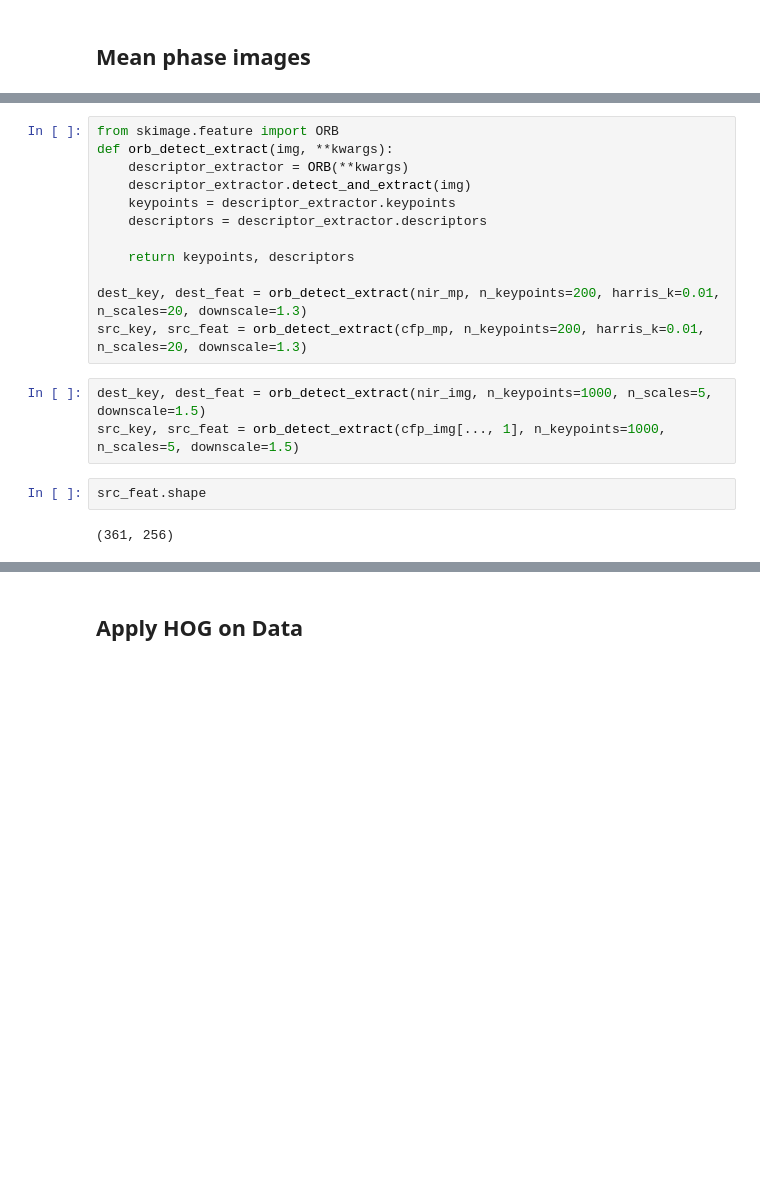
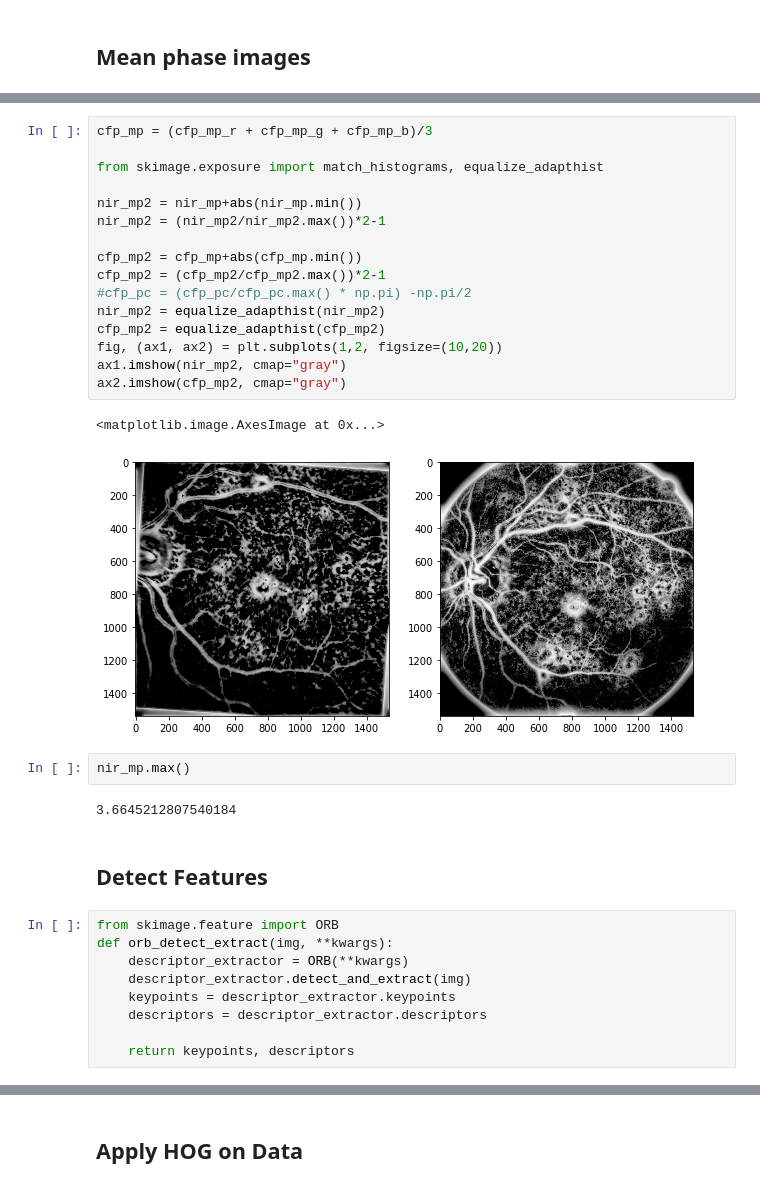
Before and after one commit to MedVisBonn/eyepy, a Jupyter notebook: notebooks/NIR_CFP_registration.ipynb, the cells around one changed output, grey strips where cells are left out. Saved outputs shown, nothing was run; the diff lists cells and outputs as text; blank space fills up the shorter version.

```diff
--- a/notebooks/NIR_CFP_registration.ipynb
+++ b/notebooks/NIR_CFP_registration.ipynb
@@ -108,3 +84,28 @@ ax2.imshow(cfp_mp, cmap="gray")
+# %%
+cfp_mp = (cfp_mp_r + cfp_mp_g + cfp_mp_b)/3
+
+from skimage.exposure import match_histograms, equalize_adapthist
+
+nir_mp2 = nir_mp+abs(nir_mp.min())
+nir_mp2 = (nir_mp2/nir_mp2.max())*2-1
+
+cfp_mp2 = cfp_mp+abs(cfp_mp.min())
+cfp_mp2 = (cfp_mp2/cfp_mp2.max())*2-1
+#cfp_pc = (cfp_pc/cfp_pc.max() * np.pi) -np.pi/2
+nir_mp2 = equalize_adapthist(nir_mp2)
+cfp_mp2 = equalize_adapthist(cfp_mp2)
+fig, (ax1, ax2) = plt.subplots(1,2, figsize=(10,20))
+ax1.imshow(nir_mp2, cmap="gray")
+ax2.imshow(cfp_mp2, cmap="gray")
+# %% [output]
+<matplotlib.image.AxesImage at 0x...>
+[figure, added]
+# %%
+nir_mp.max()
+# %% [output]
+3.6645212807540184
+# %% [markdown]
+## Detect Features
 # %%
 from skimage.feature import ORB
 def orb_detect_extract(img, **kwargs):
@@ -114,13 +115,3 @@ def orb_detect_extract(img, **kwargs):
     descriptors = descriptor_extractor.descriptors
 
     return keypoints, descriptors
-
-dest_key, dest_feat = orb_detect_extract(nir_mp, n_keypoints=200, harris_k=0.01, n_scales=20, downscale=1.3)
-src_key, src_feat = orb_detect_extract(cfp_mp, n_keypoints=200, harris_k=0.01, n_scales=20, downscale=1.3)
-# %%
-dest_key, dest_feat = orb_detect_extract(nir_img, n_keypoints=1000, n_scales=5, downscale=1.5)
-src_key, src_feat = orb_detect_extract(cfp_img[..., 1], n_keypoints=1000, n_scales=5, downscale=1.5)
-# %%
-src_feat.shape
-# %% [output]
-(361, 256)
```
Also changed, not shown: parts of 35 cells of this notebook, 3 other files.
